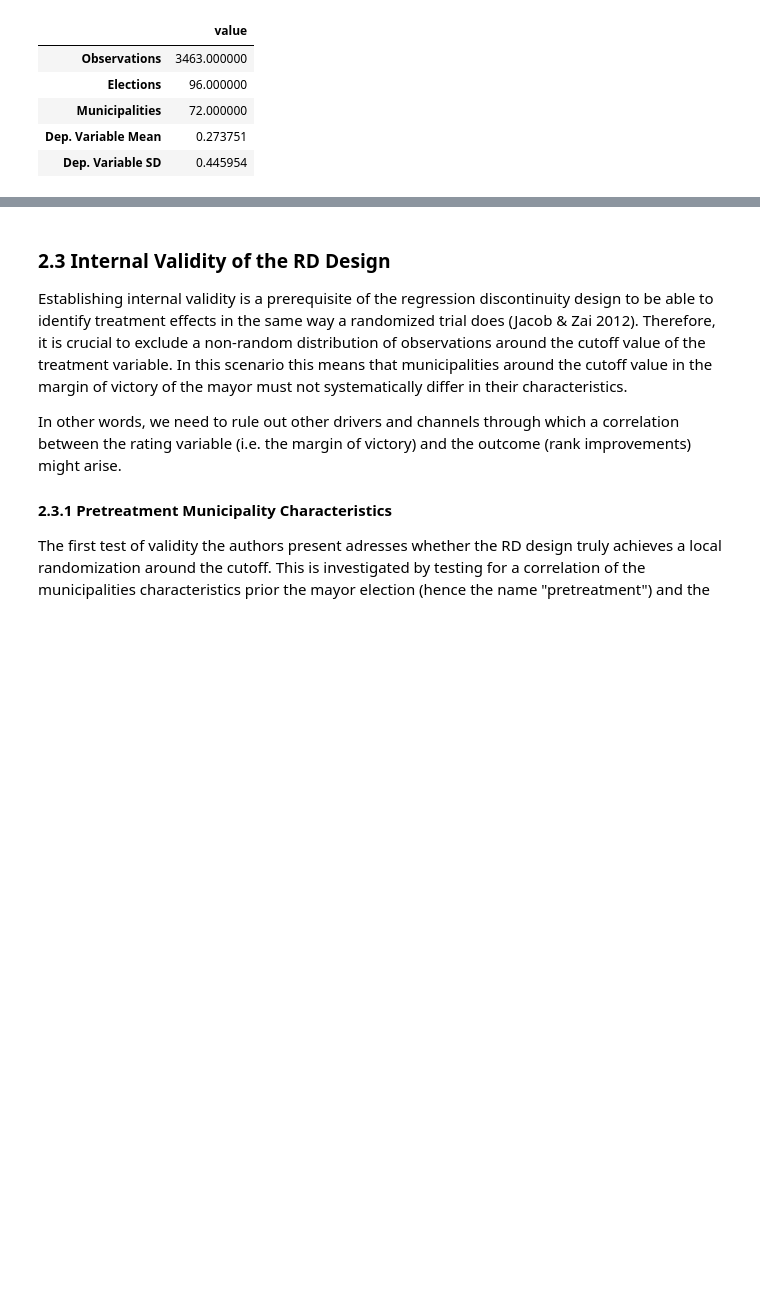
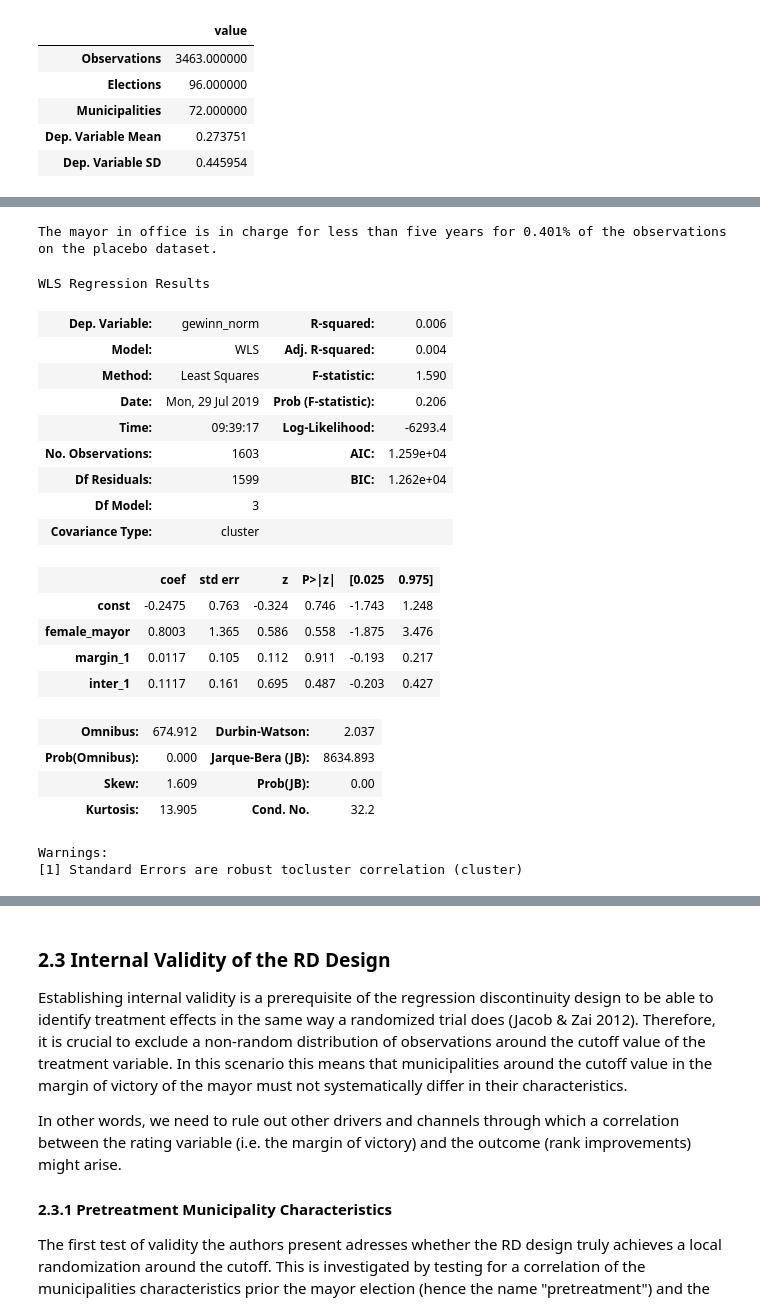
Before and after one commit to DaLueke/replication-baskeran-hessami-2018, a Jupyter notebook: student_project.ipynb, the cells around one changed output, grey strips where cells are left out. Drawn from its saved outputs; the diff is of its cells as text; code cells hidden in the pictures; blank space fills up the shorter version.

```diff
--- a/student_project.ipynb
+++ b/student_project.ipynb
@@ -460,0 +476,60 @@ main_result_descriptive
+# %%
+# Is the longer office term of mayors a relevant problem?
+# If the mayor is in office for 5 or more years at t (time of council election) then
+# he/ she was in charge during last council election -> no real placebo test!
+# How many mayors where in office for 5 or more years at time t, when t is the year of council election?
+
+# Merge placebo date with data on the sum of years a mayor is in office at year t
+df_placebo_2 = pd.merge(left=df_placebo,
+                  right=df_main_dataset[["gkz_jahr", "sum_years_as_mayor"]].drop_duplicates(),
+                  on=["gkz_jahr"],
+                  how="left")
+
+# calculate share of observations with a mayor that is in office for less
+# then 5 years in all observations used in placebo test
+temp = np.round(len(df_placebo_2.loc[df_placebo_2["sum_years_as_mayor"]<5,:].index) / len(df_placebo_2.index),3)
+print("The mayor in office is in charge for less than five years for {}%".format(temp)+
+      " of the observations on the placebo dataset.")
+# %% [output]
+The mayor in office is in charge for less than five years for 0.401% of the observations on the placebo dataset.
+# %%
+# Replicate the placebo test as it is performed and presented in the article
+
+# Set the bandwidth (taken from the paper)
+bw = 15.71 # CCT
+#bw = 15.71/2
+#bw = 15.71*2
+#bw = 17.22 # KI
+
+# Get regression weights
+df_placebo["weight"] = calculate_weights(df=df_placebo, bandwidth=bw)
+
+# Run regression of rank improvements in t-5 on mayor election result in t
+sm.WLS(endog=df_placebo.loc[abs(df_placebo["margin_1"])<bw]["gewinn_norm"],
+       exog=sm.add_constant(df_placebo.loc[abs(df_placebo["margin_1"])<bw][["female_mayor", "margin_1", "inter_1"]]),
+       weights=df_placebo.loc[abs(df_placebo["margin_1"])<bw]["weight"],
+      ).fit(cov_type="cluster",
+             cov_kwds={"groups":df_placebo.loc[abs(df_placebo["margin_1"])<bw]["gkz"]}
+            ).summary()
+# %% [output]
+WLS Regression Results
+| Dep. Variable: | gewinn_norm | R-squared: | 0.006 |
+| Model: | WLS | Adj. R-squared: | 0.004 |
+| Method: | Least Squares | F-statistic: | 1.590 |
+| Date: | Mon, 29 Jul 2019 | Prob (F-statistic): | 0.206 |
+| Time: | 09:39:17 | Log-Likelihood: | -6293.4 |
+| No. Observations: | 1603 | AIC: | 1.259e+04 |
+| Df Residuals: | 1599 | BIC: | 1.262e+04 |
+| Df Model: | 3 |  |  |
+| Covariance Type: | cluster |  |  |
+|  | coef | std err | z | P>|z| | [0.025 | 0.975] |
+| const | -0.2475 | 0.763 | -0.324 | 0.746 | -1.743 | 1.248 |
+| female_mayor | 0.8003 | 1.365 | 0.586 | 0.558 | -1.875 | 3.476 |
+| margin_1 | 0.0117 | 0.105 | 0.112 | 0.911 | -0.193 | 0.217 |
+| inter_1 | 0.1117 | 0.161 | 0.695 | 0.487 | -0.203 | 0.427 |
+| Omnibus: | 674.912 | Durbin-Watson: | 2.037 |
+| Prob(Omnibus): | 0.000 | Jarque-Bera (JB): | 8634.893 |
+| Skew: | 1.609 | Prob(JB): | 0.00 |
+| Kurtosis: | 13.905 | Cond. No. | 32.2 |
+Warnings:
+[1] Standard Errors are robust tocluster correlation (cluster)
```
Also changed, not shown: parts of 25 cells of this notebook.
